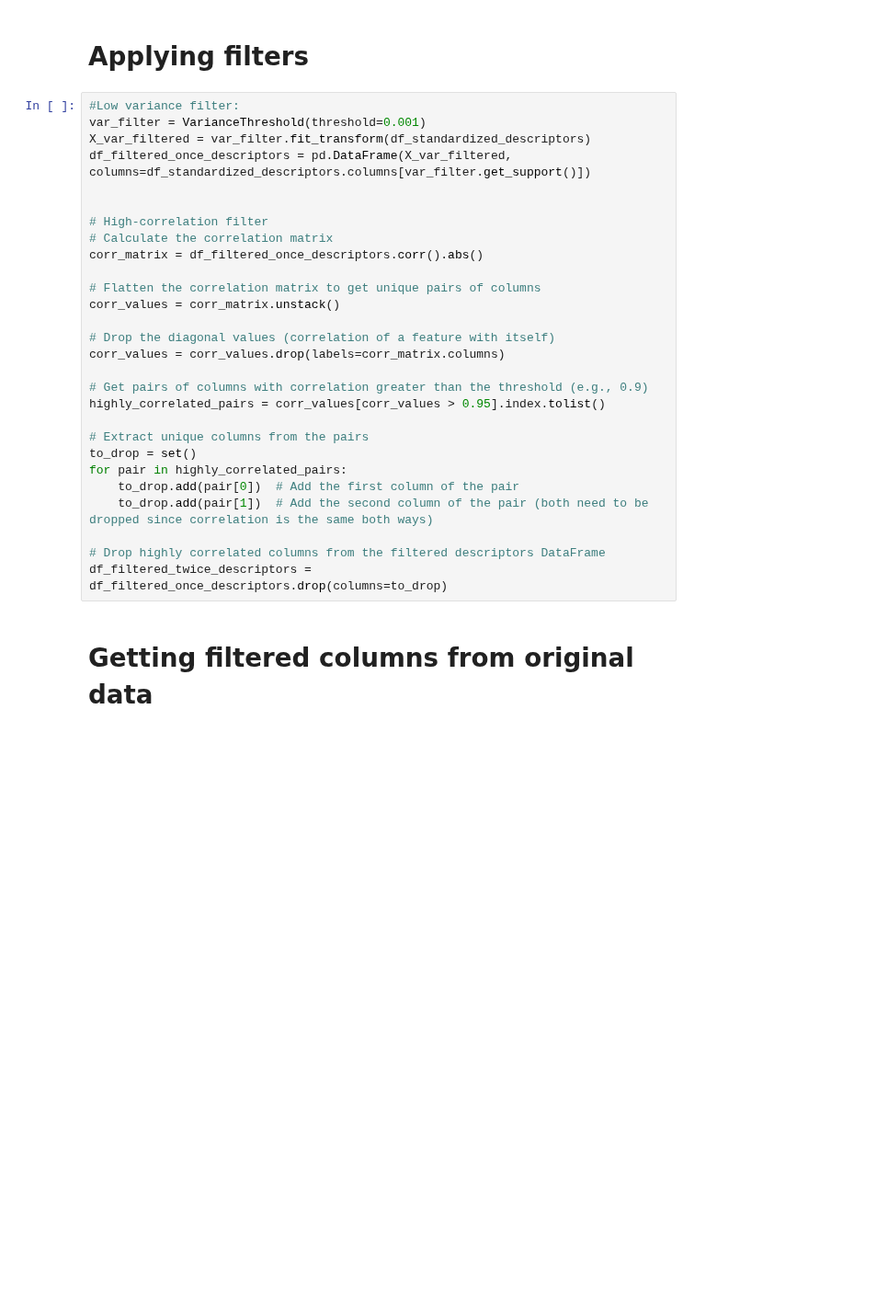
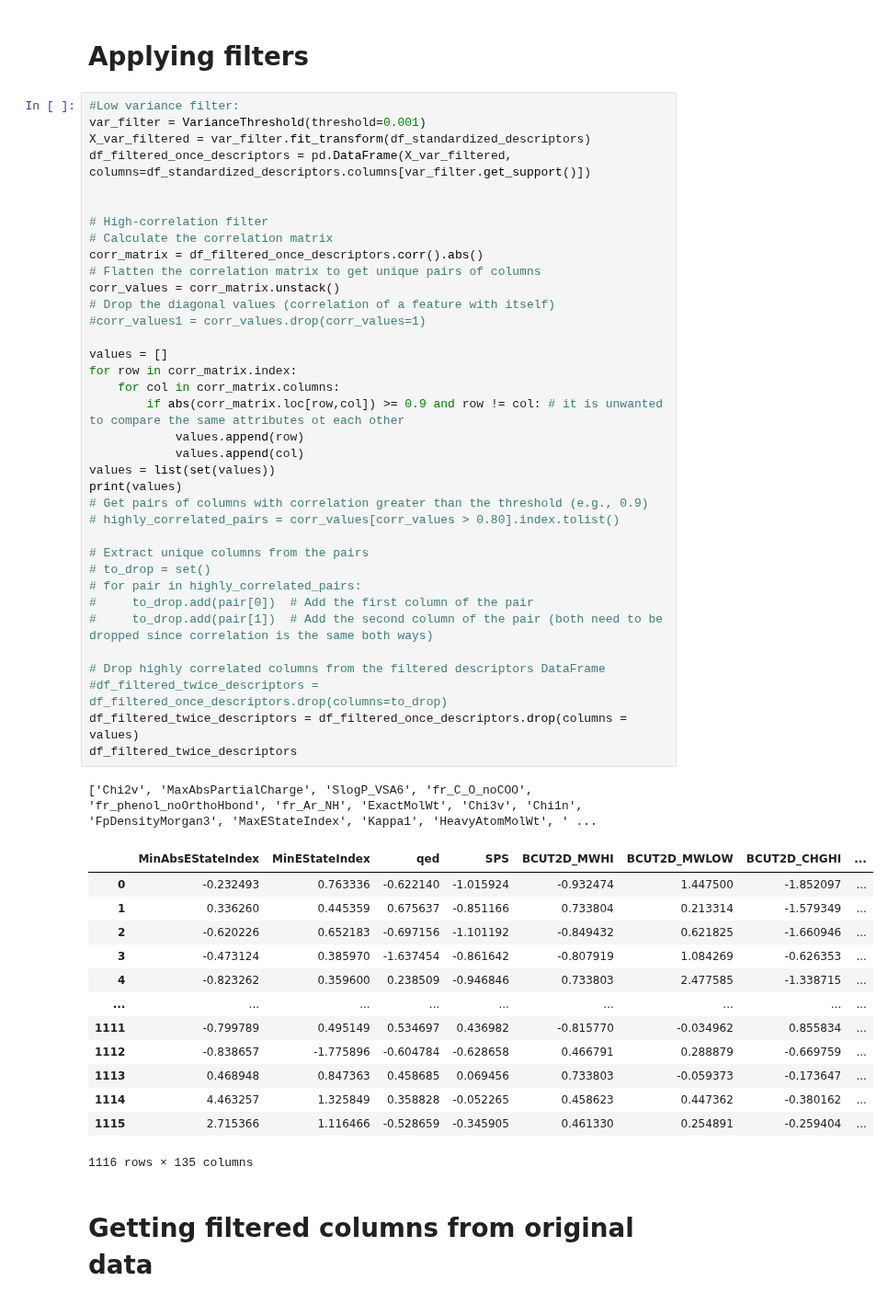
Before and after one commit to annebiemans/Group16, a Jupyter notebook: group_assignment_part1.ipynb, the cells around one changed output. Shown at 92% size. Saved outputs shown, nothing was run; the diff lists cells and outputs as text; blank space fills up the shorter version.

```diff
--- a/group_assignment_part1.ipynb
+++ b/group_assignment_part1.ipynb
@@ -132,31 +132,54 @@ df_standardized_descriptors = pd.concat([standardized_non_binary_cols, binary_de
 # %%
 #Low variance filter:
 var_filter = VarianceThreshold(threshold=0.001)
 X_var_filtered = var_filter.fit_transform(df_standardized_descriptors)
 df_filtered_once_descriptors = pd.DataFrame(X_var_filtered, columns=df_standardized_descriptors.columns[var_filter.get_support()])
 
 
 # High-correlation filter
 # Calculate the correlation matrix
 corr_matrix = df_filtered_once_descriptors.corr().abs()
-
 # Flatten the correlation matrix to get unique pairs of columns
 corr_values = corr_matrix.unstack()
+# Drop the diagonal values (correlation of a feature with itself)
+#corr_values1 = corr_values.drop(corr_values=1)
 
-# Drop the diagonal values (correlation of a feature with itself)
-corr_values = corr_values.drop(labels=corr_matrix.columns)
-
+values = []
+for row in corr_matrix.index:
+    for col in corr_matrix.columns:
+        if abs(corr_matrix.loc[row,col]) >= 0.9 and row != col: # it is unwanted to compare the same attributes ot each other
+            values.append(row)
+            values.append(col)
+values = list(set(values))
+print(values)
 # Get pairs of columns with correlation greater than the threshold (e.g., 0.9)
-highly_correlated_pairs = corr_values[corr_values > 0.95].index.tolist()
+# highly_correlated_pairs = corr_values[corr_values > 0.80].index.tolist()
 
 # Extract unique columns from the pairs
-to_drop = set()
-for pair in highly_correlated_pairs:
-    to_drop.add(pair[0])  # Add the first column of the pair
-    to_drop.add(pair[1])  # Add the second column of the pair (both need to be dropped since correlation is the same both ways)
+# to_drop = set()
+# for pair in highly_correlated_pairs:
+#     to_drop.add(pair[0])  # Add the first column of the pair
+#     to_drop.add(pair[1])  # Add the second column of the pair (both need to be dropped since correlation is the same both ways)
 
 # Drop highly correlated columns from the filtered descriptors DataFrame
-df_filtered_twice_descriptors = df_filtered_once_descriptors.drop(columns=to_drop)
+#df_filtered_twice_descriptors = df_filtered_once_descriptors.drop(columns=to_drop)
+df_filtered_twice_descriptors = df_filtered_once_descriptors.drop(columns = values)
+df_filtered_twice_descriptors
+# %% [output]
+['Chi2v', 'MaxAbsPartialCharge', 'SlogP_VSA6', 'fr_C_O_noCOO', 'fr_phenol_noOrthoHbond', 'fr_Ar_NH', 'ExactMolWt', 'Chi3v', 'Chi1n', 'FpDensityMorgan3', 'MaxEStateIndex', 'Kappa1', 'HeavyAtomMolWt', ' ...
+|  | MinAbsEStateIndex | MinEStateIndex | qed | SPS | BCUT2D_MWHI | BCUT2D_MWLOW | BCUT2D_CHGHI | ... |
+| 0 | -0.232493 | 0.763336 | -0.622140 | -1.015924 | -0.932474 | 1.447500 | -1.852097 | ... |
+| 1 | 0.336260 | 0.445359 | 0.675637 | -0.851166 | 0.733804 | 0.213314 | -1.579349 | ... |
+| 2 | -0.620226 | 0.652183 | -0.697156 | -1.101192 | -0.849432 | 0.621825 | -1.660946 | ... |
+| 3 | -0.473124 | 0.385970 | -1.637454 | -0.861642 | -0.807919 | 1.084269 | -0.626353 | ... |
+| 4 | -0.823262 | 0.359600 | 0.238509 | -0.946846 | 0.733803 | 2.477585 | -1.338715 | ... |
+| ... | ... | ... | ... | ... | ... | ... | ... | ... |
+| 1111 | -0.799789 | 0.495149 | 0.534697 | 0.436982 | -0.815770 | -0.034962 | 0.855834 | ... |
+| 1112 | -0.838657 | -1.775896 | -0.604784 | -0.628658 | 0.466791 | 0.288879 | -0.669759 | ... |
+| 1113 | 0.468948 | 0.847363 | 0.458685 | 0.069456 | 0.733803 | -0.059373 | -0.173647 | ... |
+| 1114 | 4.463257 | 1.325849 | 0.358828 | -0.052265 | 0.458623 | 0.447362 | -0.380162 | ... |
+| 1115 | 2.715366 | 1.116466 | -0.528659 | -0.345905 | 0.461330 | 0.254891 | -0.259404 | ... |
+1116 rows × 135 columns
 # %% [markdown]
 # Getting filtered columns from original data
 # %%
```
Also changed, not shown: parts of 6 cells of this notebook.
